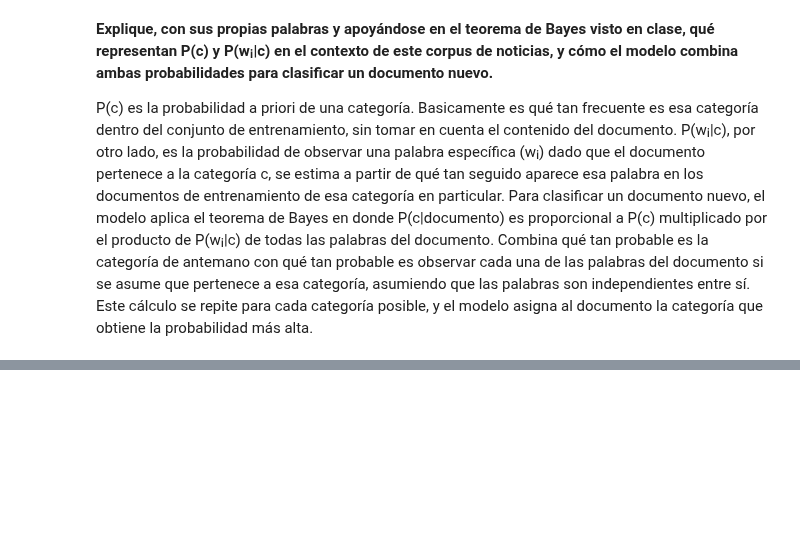
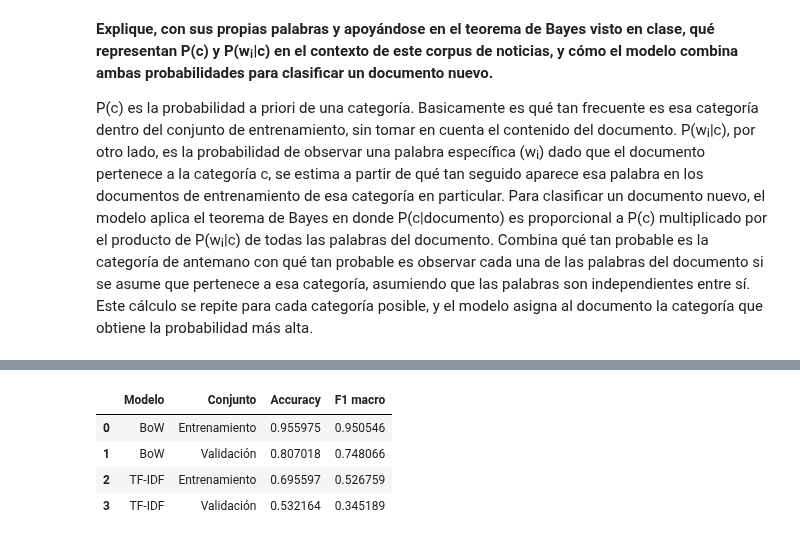
Before and after one commit to Antonio-3108/Natural-Language-Processing, a Jupyter notebook: Laboratorio 3/lab3.ipynb, the cells around one changed output, grey strips where cells are left out. Cells and saved outputs as stored; diff of their text form; code cells hidden in the pictures; blank space fills up the shorter version.

```diff
--- a/Laboratorio 3/lab3.ipynb
+++ b/Laboratorio 3/lab3.ipynb
@@ -730,0 +793,30 @@ P(c) es la probabilidad a priori de una categoría. Basicamente es qué tan frec
+# %%
+from sklearn.metrics import accuracy_score, f1_score
+
+y_train_pred_bow = nb_bow.predict(X_train_bow)
+y_train_pred_tfidf = nb_tfidf.predict(X_train_tfidf)
+
+comparacion = pd.DataFrame({
+    'Modelo': ['BoW', 'BoW', 'TF-IDF', 'TF-IDF'],
+    'Conjunto': ['Entrenamiento', 'Validación', 'Entrenamiento', 'Validación'],
+    'Accuracy': [
+        accuracy_score(y_train, y_train_pred_bow),
+        accuracy_score(y_val, y_val_pred_bow),
+        accuracy_score(y_train, y_train_pred_tfidf),
+        accuracy_score(y_val, y_val_pred_tfidf),
+    ],
+    'F1 macro': [
+        f1_score(y_train, y_train_pred_bow, average='macro'),
+        f1_score(y_val, y_val_pred_bow, average='macro'),
+        f1_score(y_train, y_train_pred_tfidf, average='macro'),
+        f1_score(y_val, y_val_pred_tfidf, average='macro'),
+    ],
+})
+
+comparacion
+# %% [output]
+|  | Modelo | Conjunto | Accuracy | F1 macro |
+| 0 | BoW | Entrenamiento | 0.955975 | 0.950546 |
+| 1 | BoW | Validación | 0.807018 | 0.748066 |
+| 2 | TF-IDF | Entrenamiento | 0.695597 | 0.526759 |
+| 3 | TF-IDF | Validación | 0.532164 | 0.345189 |
```
Also changed, not shown: parts of 21 cells of this notebook.
